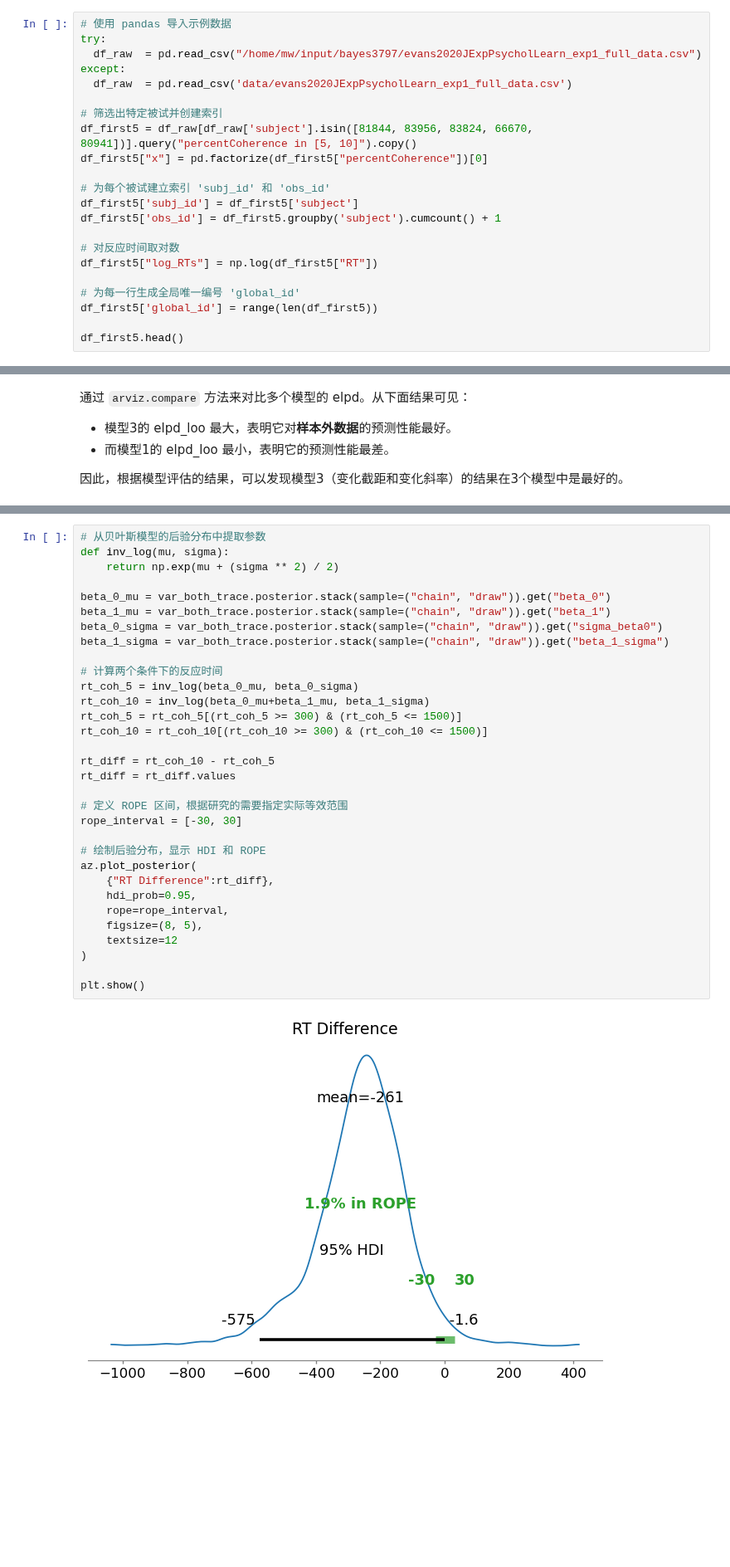
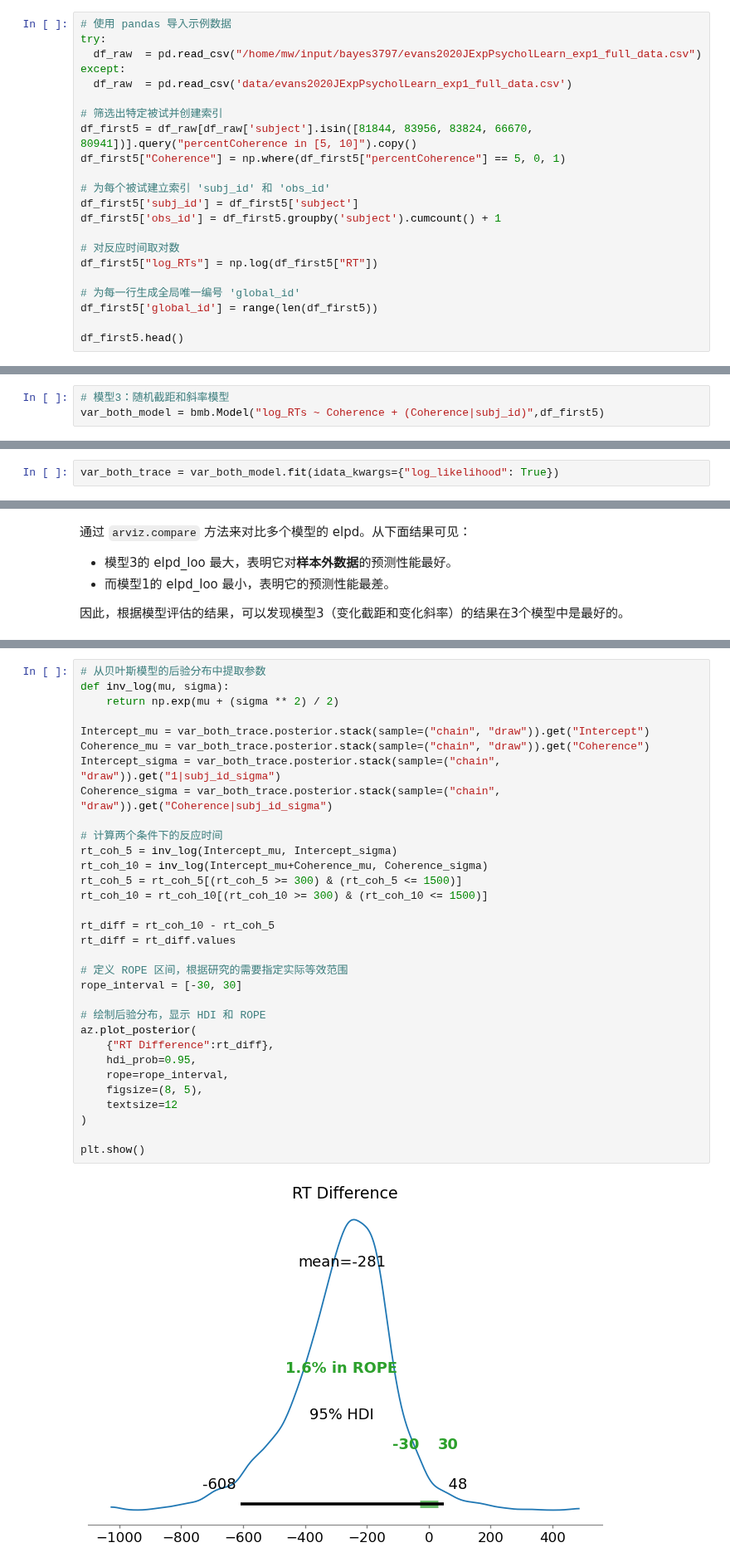
Before and after one commit to hcp4715/psybayesian, a Jupyter notebook: lecture15.ipynb, the cells around one changed output, grey strips where cells are left out. Shown at 83% size. Cells and saved outputs as stored; diff of their text form; blank space fills up the shorter version.

```diff
--- a/lecture15.ipynb
+++ b/lecture15.ipynb
@@ -210,7 +212,7 @@ except:
 
 # 筛选出特定被试并创建索引
 df_first5 = df_raw[df_raw['subject'].isin([81844, 83956, 83824, 66670, 80941])].query("percentCoherence in [5, 10]").copy()
-df_first5["x"] = pd.factorize(df_first5["percentCoherence"])[0]
+df_first5["Coherence"] = np.where(df_first5["percentCoherence"] == 5, 0, 1)
 
 # 为每个被试建立索引 'subj_id' 和 'obs_id'
 df_first5['subj_id'] = df_first5['subject']
@@ -535,3 +283,6 @@ prior_predictive_plot(beta0_mean=7,
+# %%
+# 模型3：随机截距和斜率模型
+var_both_model = bmb.Model("log_RTs ~ Coherence + (Coherence|subj_id)",df_first5)
 # %% [markdown]
 ### 拟合数据及MCMC评估
 
@@ -637,0 +360,2 @@ Sampling 4 chains for 1_000 tune and 1_000 draw iterations (4_000 + 4_000 draws
+# %%
+var_both_trace = var_both_model.fit(idata_kwargs={"log_likelihood": True})
@@ -959,36 +546,36 @@ az.compare(comparison_list)
 # %%
 # 从贝叶斯模型的后验分布中提取参数
 def inv_log(mu, sigma):
     return np.exp(mu + (sigma ** 2) / 2)
 
-beta_0_mu = var_both_trace.posterior.stack(sample=("chain", "draw")).get("beta_0")
-beta_1_mu = var_both_trace.posterior.stack(sample=("chain", "draw")).get("beta_1")
-beta_0_sigma = var_both_trace.posterior.stack(sample=("chain", "draw")).get("sigma_beta0")
-beta_1_sigma = var_both_trace.posterior.stack(sample=("chain", "draw")).get("beta_1_sigma")
+Intercept_mu = var_both_trace.posterior.stack(sample=("chain", "draw")).get("Intercept")
+Coherence_mu = var_both_trace.posterior.stack(sample=("chain", "draw")).get("Coherence")
+Intercept_sigma = var_both_trace.posterior.stack(sample=("chain", "draw")).get("1|subj_id_sigma")
+Coherence_sigma = var_both_trace.posterior.stack(sample=("chain", "draw")).get("Coherence|subj_id_sigma")
 
 # 计算两个条件下的反应时间
-rt_coh_5 = inv_log(beta_0_mu, beta_0_sigma)
-rt_coh_10 = inv_log(beta_0_mu+beta_1_mu, beta_1_sigma)
+rt_coh_5 = inv_log(Intercept_mu, Intercept_sigma)
+rt_coh_10 = inv_log(Intercept_mu+Coherence_mu, Coherence_sigma)
 rt_coh_5 = rt_coh_5[(rt_coh_5 >= 300) & (rt_coh_5 <= 1500)]
 rt_coh_10 = rt_coh_10[(rt_coh_10 >= 300) & (rt_coh_10 <= 1500)]
 
 rt_diff = rt_coh_10 - rt_coh_5
 rt_diff = rt_diff.values
 
 # 定义 ROPE 区间，根据研究的需要指定实际等效范围
 rope_interval = [-30, 30]
 
 # 绘制后验分布，显示 HDI 和 ROPE
 az.plot_posterior(
     {"RT Difference":rt_diff},
     hdi_prob=0.95,
     rope=rope_interval,
     figsize=(8, 5),
     textsize=12
 )
 
 plt.show()
 # %% [output]
-[figure, old version]
+[figure, new version]
 # %%
 # 进行贝叶斯因子计算，需要采样先验分布
```
Also changed, not shown: parts of 49 cells of this notebook.
